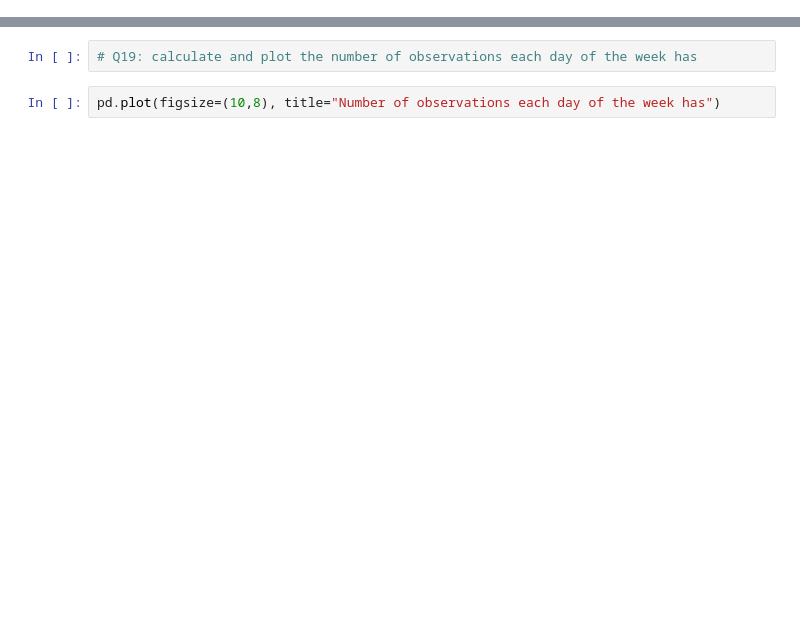
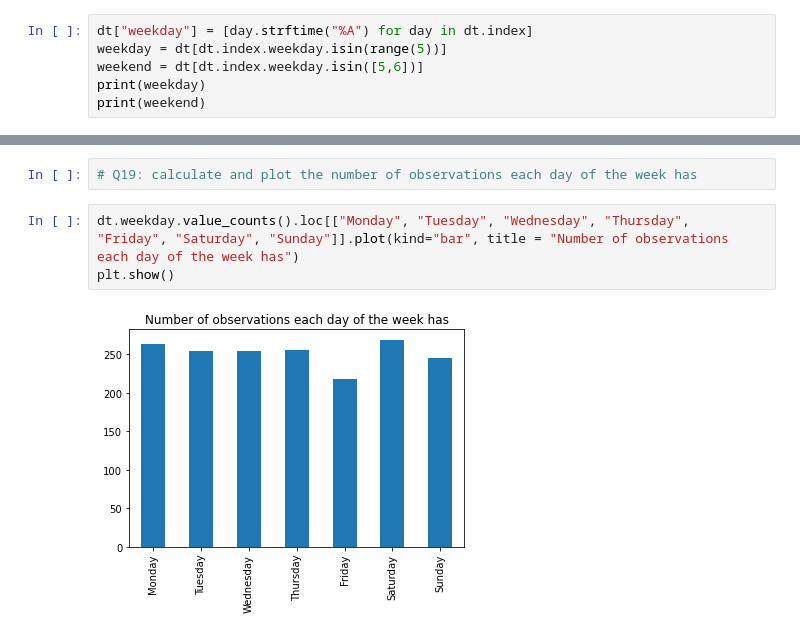
Before and after one commit to qszhao/PTUA2023, a Jupyter notebook: Lab05/Lab05_Pandas.ipynb, the cells around one changed output, grey strips where cells are left out. Drawn from its saved outputs; the diff is of its cells as text; blank space fills up the shorter version.

```diff
--- a/Lab05/Lab05_Pandas.ipynb
+++ b/Lab05/Lab05_Pandas.ipynb
@@ -226,0 +296,6 @@ weekend_df = dt[[]]
+# %%
+dt["weekday"] = [day.strftime("%A") for day in dt.index]
+weekday = dt[dt.index.weekday.isin(range(5))]
+weekend = dt[dt.index.weekday.isin([5,6])]
+print(weekday)
+print(weekend)
@@ -227,4 +320,7 @@ weekend_df = dt[[]]
 # %%
 # Q19: calculate and plot the number of observations each day of the week has
 # %%
-pd.plot(figsize=(10,8), title="Number of observations each day of the week has")
+dt.weekday.value_counts().loc[["Monday", "Tuesday", "Wednesday", "Thursday", "Friday", "Saturday", "Sunday"]].plot(kind="bar", title = "Number of observations each day of the week has")
+plt.show()
+# %% [output]
+[figure, added]
```
Also changed, not shown: parts of 16 cells of this notebook.
